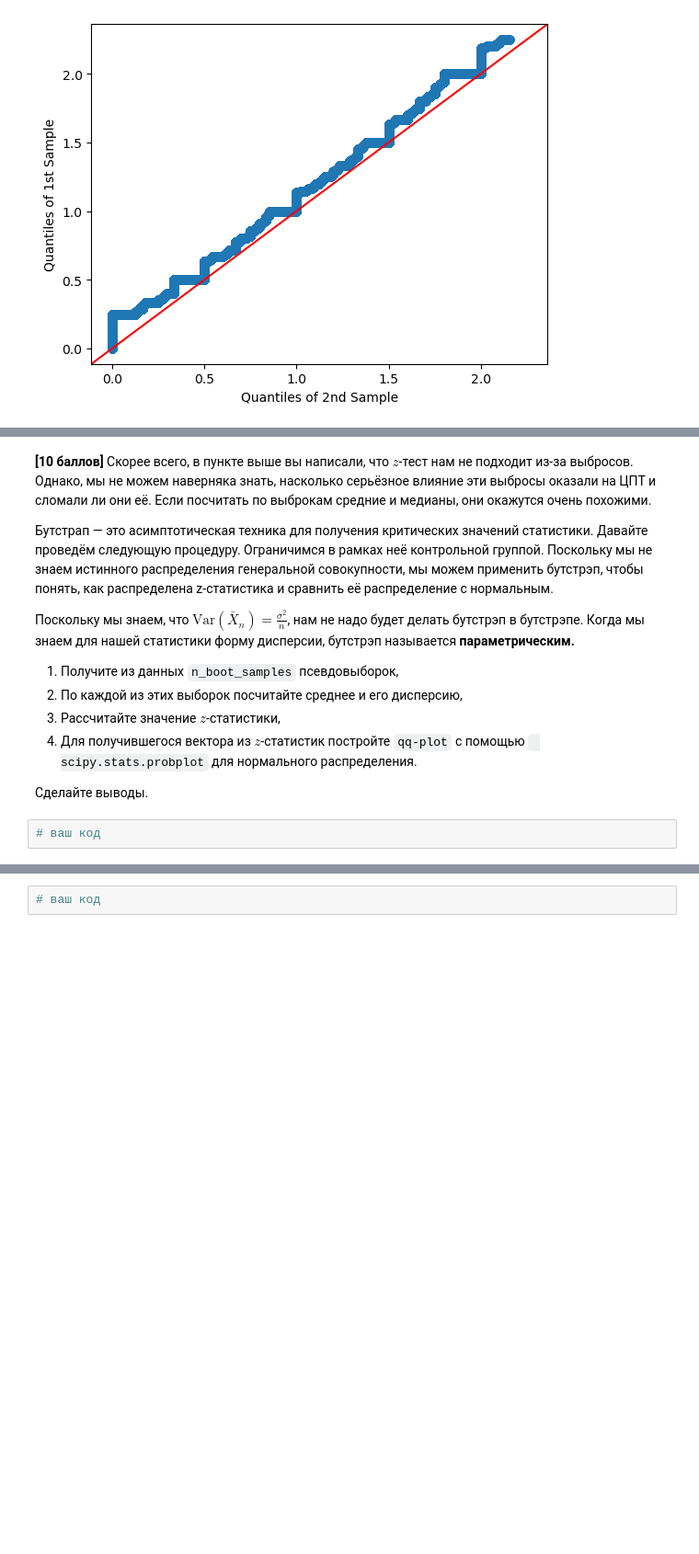
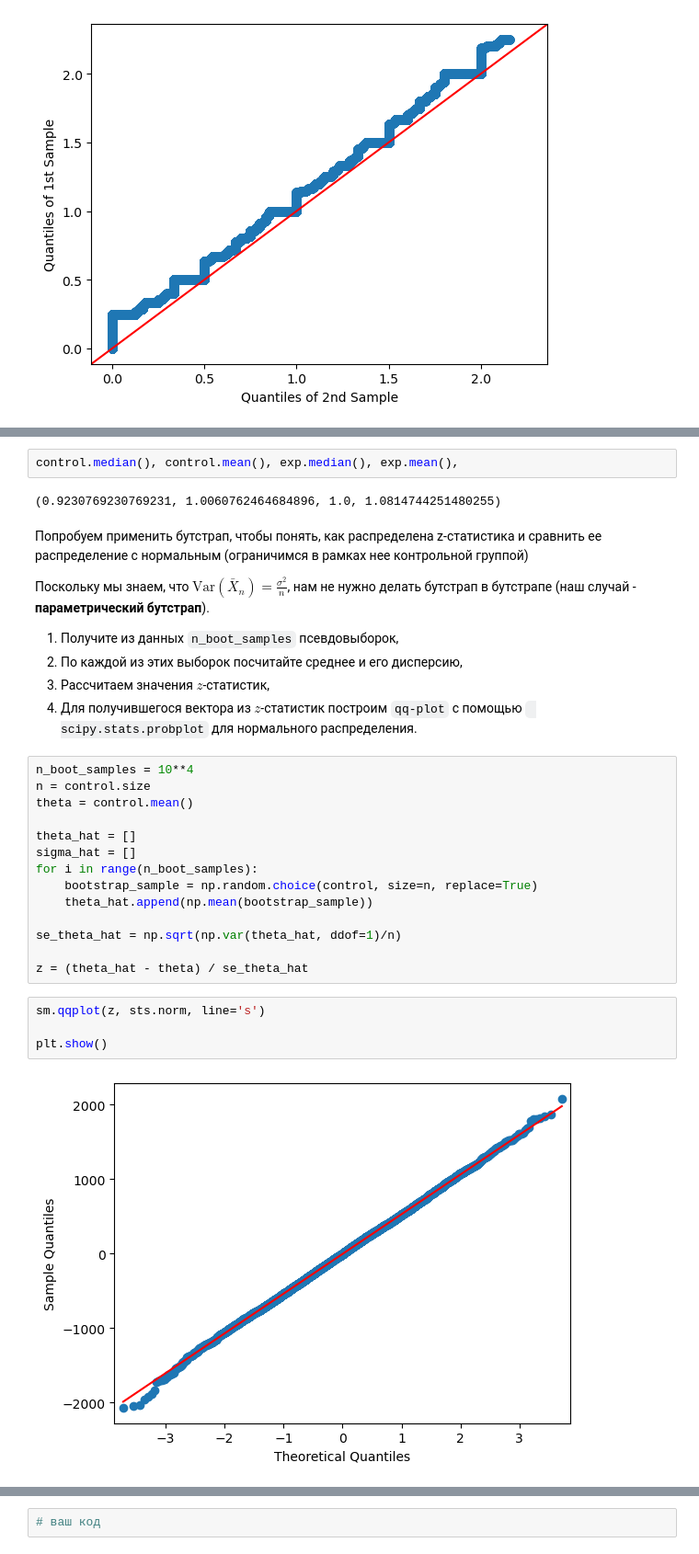
Before and after one commit to okulova99/yet_another_matstat_course, a Jupyter notebook: hw_matstat/hw03_A-B test_results.ipynb, the cells around one changed output, grey strips where cells are left out. Shown at 92% size. Saved outputs shown, nothing was run; the diff lists cells and outputs as text; blank space fills up the shorter version.

Commit message:
Implement bootstrap sampling

```diff
--- a/hw_matstat/hw03_A-B test_results.ipynb
+++ b/hw_matstat/hw03_A-B test_results.ipynb
@@ -149,16 +149,34 @@ plt.show()
+# %%
+control.median(), control.mean(), exp.median(), exp.mean(),
+# %% [output]
+(0.9230769230769231, 1.0060762464684896, 1.0, 1.0814744251480255)
 # %% [markdown]
-__[10 баллов]__ Скорее всего, в пункте выше вы написали, что $z$-тест нам не подходит из-за выбросов. Однако, мы не можем наверняка знать, насколько серьёзное влияние эти выбросы оказали на ЦПТ и сломали ли они её. Если посчитать по выброкам средние и медианы, они окажутся очень похожими.
+Попробуем применить бутстрап, чтобы понять, как распределена z-статистика и сравнить ее распределение с нормальным (ограничимся в рамках нее контрольной группой)
 
-Бутстрап — это асимптотическая техника для получения критических значений статистики. Давайте проведём следующую процедуру. Ограничимся в рамках неё контрольной группой. Поскольку мы не знаем истинного распределения генеральной совокупности, мы можем применить бутстрэп, чтобы понять, как распределена z-статистика и сравнить её распределение с нормальным.
-
-Поскольку мы знаем, что $\text{Var}(\bar X_n) = \frac{\sigma^2}{n}$, нам не надо будет делать бутстрэп в бутстрэпе. Когда мы знаем для нашей статистики форму дисперсии, бутстрэп называется __параметрическим.__
+Поскольку мы знаем, что $\text{Var}(\bar X_n) = \frac{\sigma^2}{n}$, нам не нужно делать бутстрап в бутстрапе (наш случай - __параметрический бутстрап__).
 
 1. Получите из данных `n_boot_samples` псевдовыборок,
 2. По каждой из этих выборок посчитайте среднее и его дисперсию,
-3. Рассчитайте значение $z$-статистики,
-4. Для получившегося вектора из $z$-статистик постройте `qq-plot` с помощью ` scipy.stats.probplot` для нормального распределения.
-
-Сделайте выводы.
+3. Рассчитаем значения $z$-статистик,
+4. Для получившегося вектора из $z$-статистик построим `qq-plot` с помощью ` scipy.stats.probplot` для нормального распределения.
-# %%
-# ваш код
+# %%
+n_boot_samples = 10**4
+n = control.size
+theta = control.mean()
+
+theta_hat = []
+sigma_hat = []
+for i in range(n_boot_samples):
+    bootstrap_sample = np.random.choice(control, size=n, replace=True)
+    theta_hat.append(np.mean(bootstrap_sample))
+
+se_theta_hat = np.sqrt(np.var(theta_hat, ddof=1)/n)
+
+z = (theta_hat - theta) / se_theta_hat
+# %%
+sm.qqplot(z, sts.norm, line='s')
+
+plt.show()
+# %% [output]
+[figure, added]
 # %% [markdown]
```
Also changed, not shown: parts of 9 cells of this notebook.
